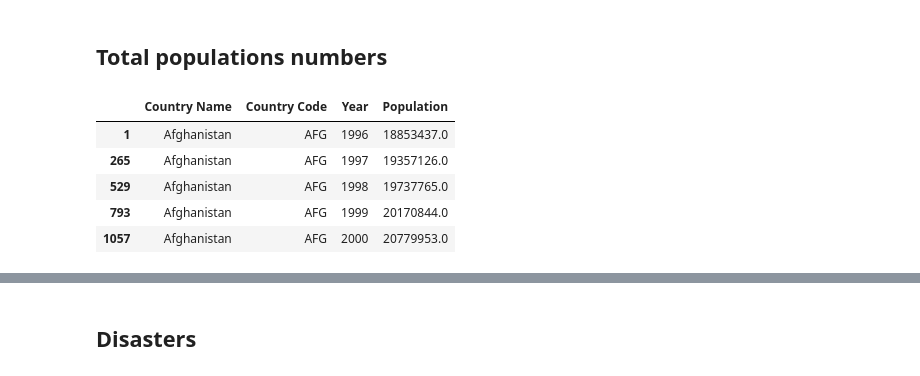
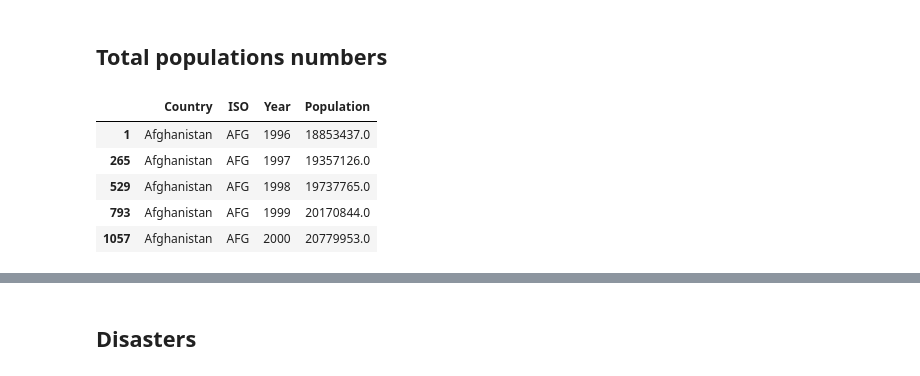
Before and after one commit to Kiril94/AMAS, a Jupyter notebook: Project/Data_analysis.ipynb, the cells around one changed output, grey strips where cells are left out. Drawn from its saved outputs; the diff is of its cells as text; code cells hidden in the pictures.

```diff
--- a/Project/Data_analysis.ipynb
+++ b/Project/Data_analysis.ipynb
@@ -20,23 +50,25 @@ num_ref.head()
 # %% [markdown]
 ## Total populations numbers
 # %%
-pop = pd.read_csv('Data/Total_Population/Population.csv', skiprows=4, encoding = "ISO-8859-1")
+pop0 = pd.read_csv('Data/Total_Population/Population.csv', skiprows=4, encoding = "ISO-8859-1")
 #exclude years until 1996
-rem_cols = [c for c in pop.columns if c[:2] == "19"][:-4]
-pop.drop(columns = rem_cols, inplace = True)
+rem_cols = [c for c in pop0.columns if c[:2] == "19"][:-4]
+pop0.drop(columns = rem_cols, inplace = True)
 #Drop indicator code and indicator name
-rem_cols = [c for c in pop.columns if c[:3] == "Ind"]
-pop.drop(columns = rem_cols, inplace = True)
+rem_cols = [c for c in pop0.columns if c[:3] == "Ind"]
+pop0.drop(columns = rem_cols, inplace = True)
 #last two columns are NaN
-pop.drop(columns = pop.columns[-2:], inplace = True)
+pop0.drop(columns = pop0.columns[-2:], inplace = True)
 #now convert columns into rows
-pop = pop.melt(id_vars=["Country Name", "Country Code"],
+pop0 = pop0.melt(id_vars=["Country Name", "Country Code"],
         var_name="Year",
         value_name="Population")
-pop = pop.sort_values(by=['Country Name', 'Year'])# we can sort by country or by year
-pop.head()
+pop0 = pop0.sort_values(by=['Country Name', 'Year'])# we can sort by country or by year
+pop0 = pop0.rename(
+    columns={pop0.columns[0]: 'Country',pop0.columns[1]: 'ISO'})
+pop0.head()
 # %% [output]
-|  | Country Name | Country Code | Year | Population |
+|  | Country | ISO | Year | Population |
 | 1 | Afghanistan | AFG | 1996 | 18853437.0 |
 | 265 | Afghanistan | AFG | 1997 | 19357126.0 |
 | 529 | Afghanistan | AFG | 1998 | 19737765.0 |
```
Also changed, not shown: parts of 53 cells of this notebook.
